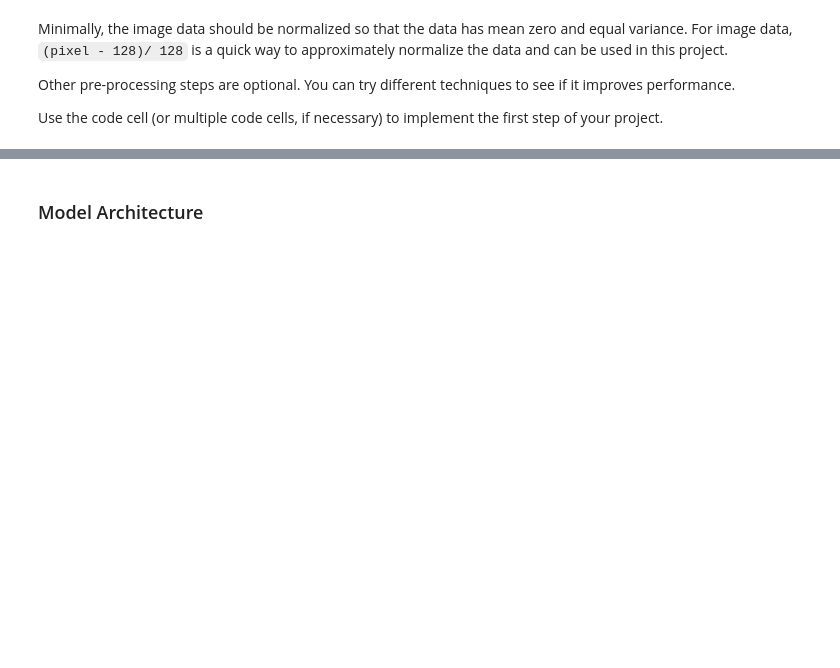
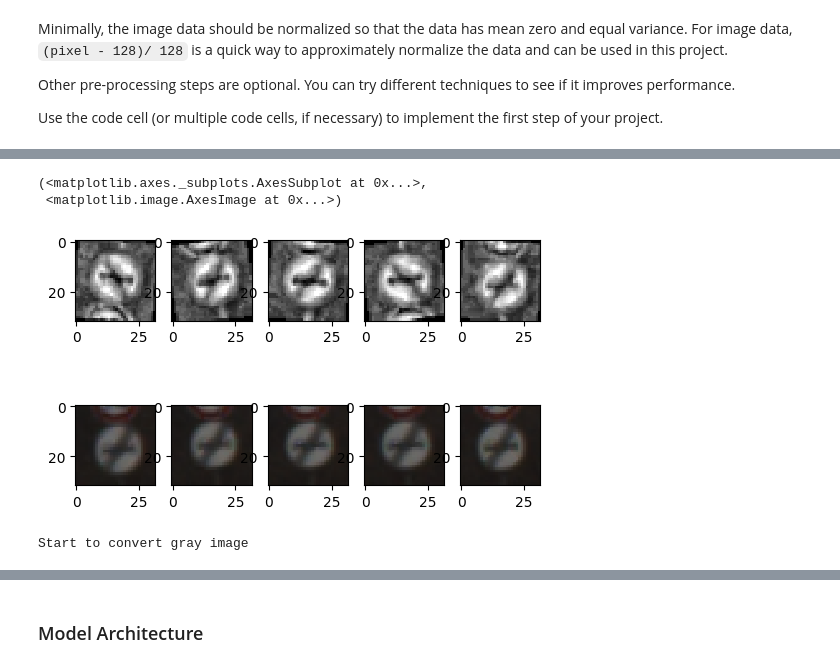
Before and after one commit to jaeoh2/self-driving-car-nd, a Jupyter notebook: CarND-Traffic-Sign-Classifier-Project/Traffic_Sign_Classifier.ipynb, the cells around one changed output, grey strips where cells are left out. Cells and saved outputs as stored; diff of their text form; code cells hidden in the pictures; blank space fills up the shorter version.

```diff
--- a/CarND-Traffic-Sign-Classifier-Project/Traffic_Sign_Classifier.ipynb
+++ b/CarND-Traffic-Sign-Classifier-Project/Traffic_Sign_Classifier.ipynb
@@ -165,0 +156,8 @@ def random_flip(X):
+# %%
+def preprocess_image(X):
+    X = (X / 255.).astype(np.float32)
+
+    #X = exposure_image(X)
+    X = equalize_adapthist(X)
+
+    return X
@@ -165,0 +173,10 @@ def random_flip(X):
+# %%
+def random_flip(X):
+    ud_indices = random.sample(range(X.shape[0]), int(X.shape[0]/2))
+    lr_indices = random.sample(range(X.shape[0]), int(X.shape[0]/2))
+    Xf = np.array(X)
+
+    Xf[ud_indices] = np.flipud(X[ud_indices])
+    Xf[lr_indices] = np.fliplr(Xf[lr_indices])
+
+    return Xf
@@ -166,14 +190,33 @@ def random_flip(X):
 # %%
 #test
 X_test, y_test = X_train[0:5], y_train[0:5]
-testX = random_rotate(X_test,0.4)
+textX = gray_image(X_test)
+testX = random_rotate(textX,0.4)
 testX = random_flip(testX)
-
-plt.figure()
-plt.subplot(1,2,1)
-plt.imshow(testX[0])
-plt.subplot(1,2,2)
-plt.imshow(X_train[0])
+for i,X in enumerate(testX):
+    testX[i] = preprocess_image(X)
+# %%
+#test plot
+plt.figure(dpi=100)
+plt.subplot(2,5,1),plt.imshow(testX[0],cmap='gray')
+plt.subplot(2,5,2),plt.imshow(testX[1],cmap='gray')
+plt.subplot(2,5,3),plt.imshow(testX[2],cmap='gray')
+plt.subplot(2,5,4),plt.imshow(testX[3],cmap='gray')
+plt.subplot(2,5,5),plt.imshow(testX[4],cmap='gray')
+plt.subplot(2,5,6),plt.imshow(X_train[0])
+plt.subplot(2,5,7),plt.imshow(X_train[1])
+plt.subplot(2,5,8),plt.imshow(X_train[2])
+plt.subplot(2,5,9),plt.imshow(X_train[3])
+plt.subplot(2,5,10),plt.imshow(X_train[4])
+# %% [output]
+(<matplotlib.axes._subplots.AxesSubplot at 0x...>,
+ <matplotlib.image.AxesImage at 0x...>)
+[figure, added]
+# %%
+print("Start to convert gray image")
+X_train = gray_image(X_train)
+# %% [output]
+Start to convert gray image
 # %%
 rt_X_train, rt_y_train = random_rotate(X_train,0.4), y_train
 fl_X_train, fl_y_train = random_flip(X_train), y_train
```
Also changed, not shown: parts of 14 cells of this notebook.
